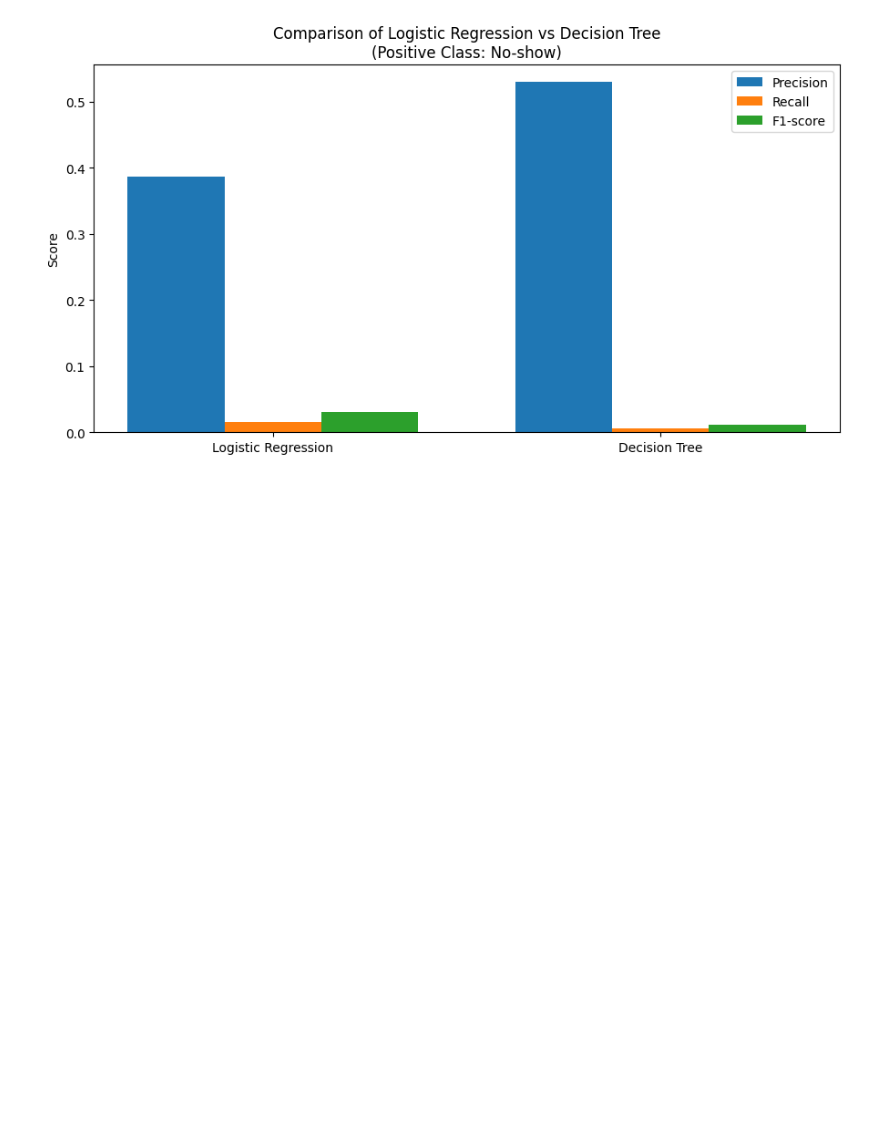
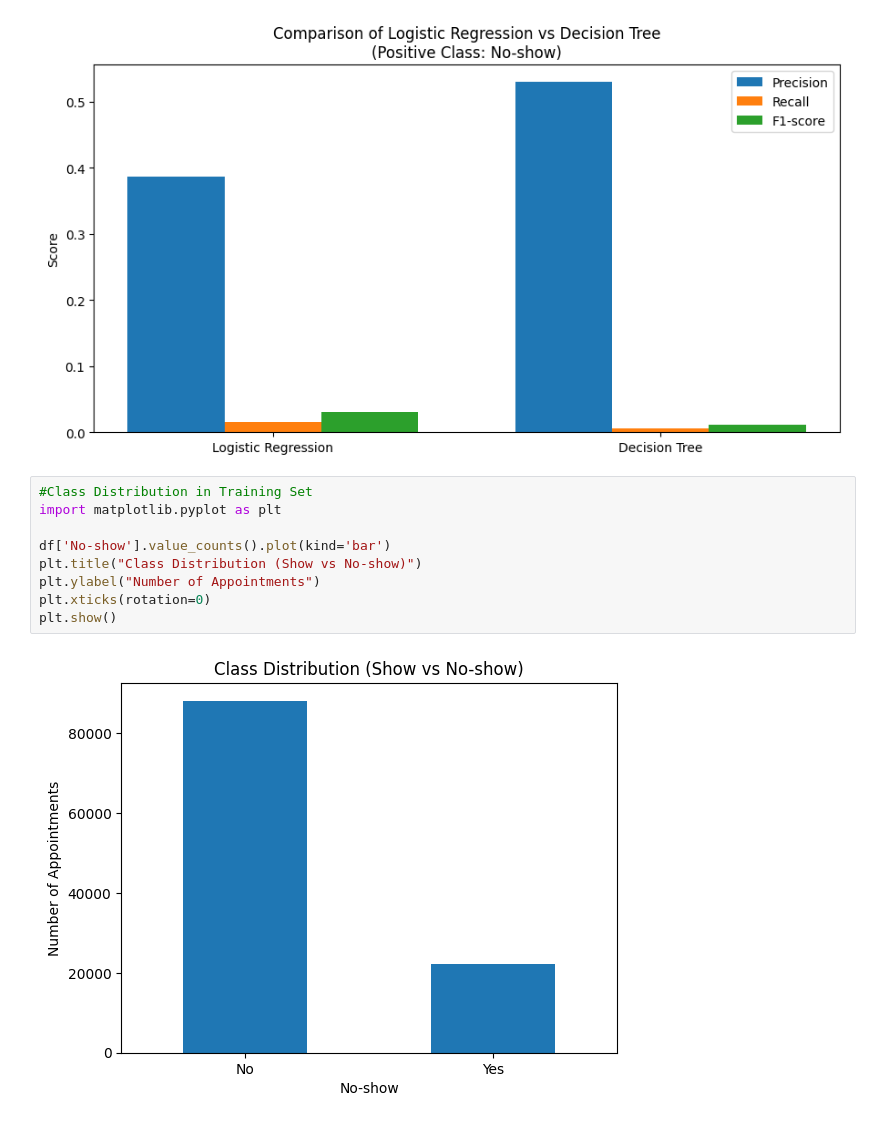
Before and after one commit to TathagatHarsh/medical_appointment_no_shows, a Jupyter notebook: churn_model.ipynb, the cells around one changed output. Drawn from its saved outputs; the diff is of its cells as text; blank space fills up the shorter version.

```diff
--- a/churn_model.ipynb
+++ b/churn_model.ipynb
@@ -256,3 +256,14 @@ plt.tight_layout()
 plt.show()
 # %% [output]
 [figure]
+# %%
+#Class Distribution in Training Set
+import matplotlib.pyplot as plt
+
+df['No-show'].value_counts().plot(kind='bar')
+plt.title("Class Distribution (Show vs No-show)")
+plt.ylabel("Number of Appointments")
+plt.xticks(rotation=0)
+plt.show()
+# %% [output]
+[figure, added]
```
Also changed, not shown: parts of 5 cells of this notebook, 1 other file.
